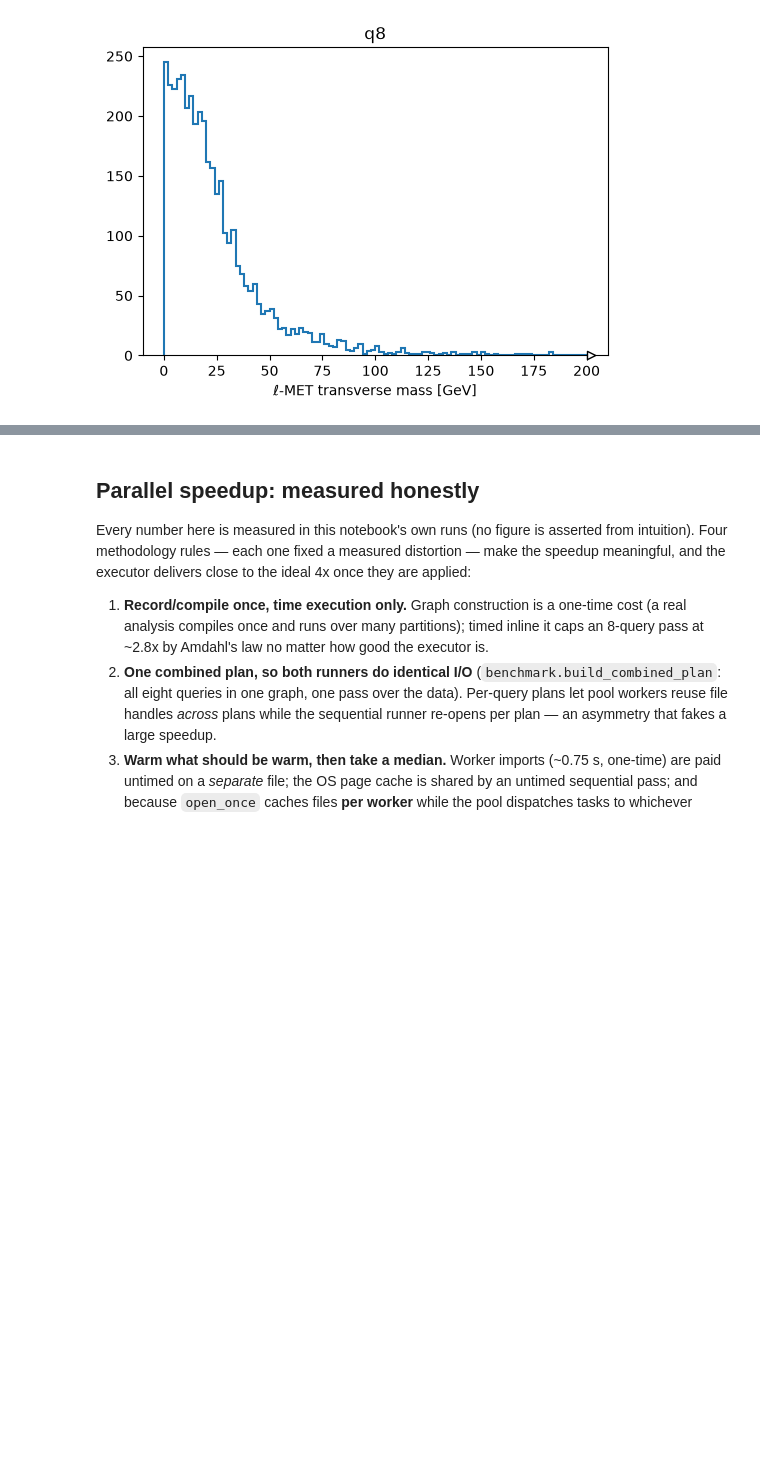
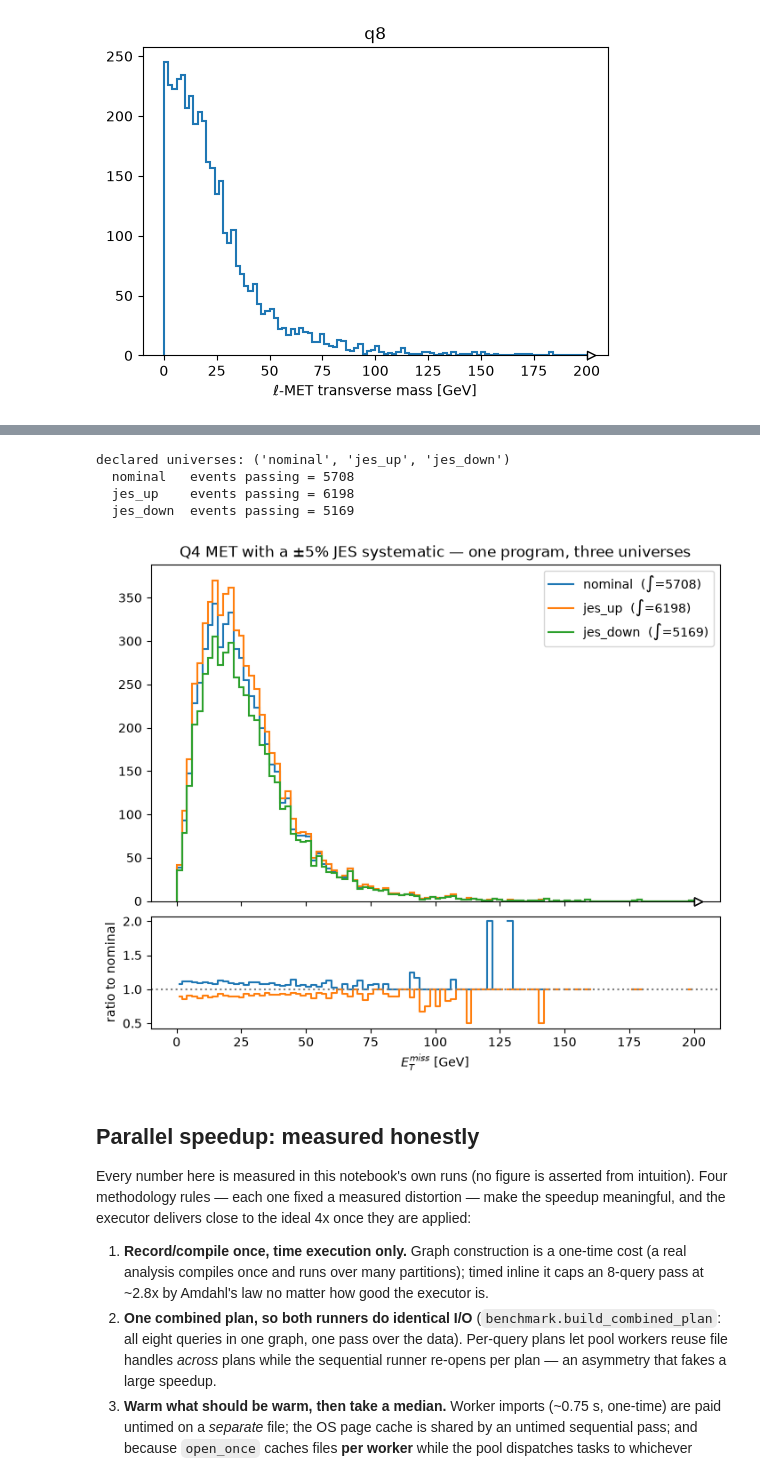
Before and after one commit to graphed-org/coffea-benchmarks-graphed-mvp, a Jupyter notebook: graphed-adl-benchmarks.ipynb, the cells around one changed output, grey strips where cells are left out. Cells and saved outputs as stored; diff of their text form; code cells hidden in the pictures; blank space fills up the shorter version.

```diff
--- a/graphed-adl-benchmarks.ipynb
+++ b/graphed-adl-benchmarks.ipynb
@@ -269,3 +284,51 @@ plt.show()
+# %%
+import numpy as np
+
+import graphed
+import graphed_histogram as gh
+import hist as _hist
+import hist.graphed as hg
+from graphed.awkward import gak
+
+# Declare the JES universe ONCE on the jet pT; it then rides through the >= 2-jets-above-40 selection.
+jet_pt = graphed.vary(g.Jet_pt, "jes", up=g.Jet_pt * 1.05, down=g.Jet_pt * 0.95)
+has2 = gak.sum(jet_pt > 40.0, axis=1) >= 2  # the SELECTION itself is now varied
+q4_jes = hg.Hist.new.Reg(100, 0, 200, name="met", label=r"$E_{T}^{miss}$ [GeV]").Double().fill(
+    met=g.MET_pt[has2]
+)
+print("declared universes:", graphed.labels(jet_pt))
+
+# One plan, all three universes -- aggregated by the same persistent pool the queries above used.
+value = EXECUTOR.run(
+    gh.plan({"q4_jes": q4_jes}, steps_per_file=8, backend="adl_graphed:make_backend")
+).value
+universes = {label: _hist.Hist(h) for label, h in gh.unpack(value)["q4_jes"].items()}
+for label, h in universes.items():
+    print(f"  {label:9s} events passing = {h.sum():.0f}")
+
+fig, (ax, rax) = plt.subplots(
+    2, 1, figsize=(7, 6), sharex=True,
+    gridspec_kw={"height_ratios": [3, 1]}, constrained_layout=True,
+)
+nominal = universes["nominal"].values()
+for label, h in universes.items():
+    h.plot1d(ax=ax, label=rf"{label}  ($\int$={h.sum():.0f})")
+    if label != "nominal":
+        ratio = np.divide(h.values(), nominal, out=np.full_like(nominal, np.nan), where=nominal > 0)
+        rax.step(h.axes[0].centers, ratio, where="mid", label=label)
+ax.legend()
+ax.set_title("Q4 MET with a ±5% JES systematic — one program, three universes")
+ax.set_xlabel("")
+rax.axhline(1.0, ls=":", color="gray")
+rax.set_ylabel("ratio to nominal")
+rax.set_xlabel(r"$E_{T}^{miss}$ [GeV]")
+plt.show()
+# %% [output]
+declared universes: ('nominal', 'jes_up', 'jes_down')
+  nominal   events passing = 5708
+  jes_up    events passing = 6198
+  jes_down  events passing = 5169
+[figure, added]
 # %% [markdown]
 ## Parallel speedup: measured honestly
 
```
Also changed, not shown: parts of 9 cells of this notebook, 2 other files.
